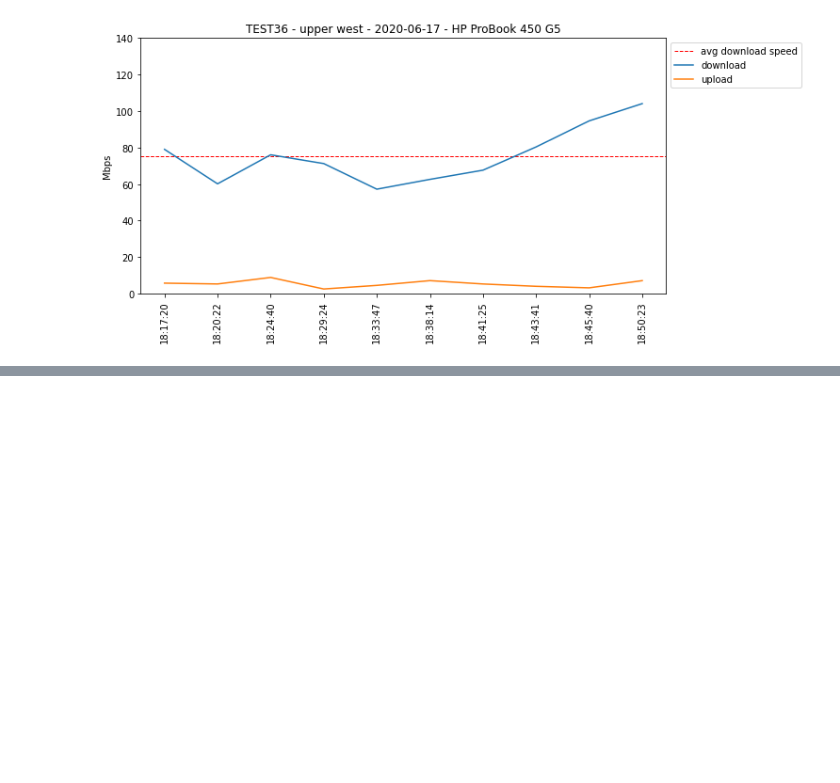
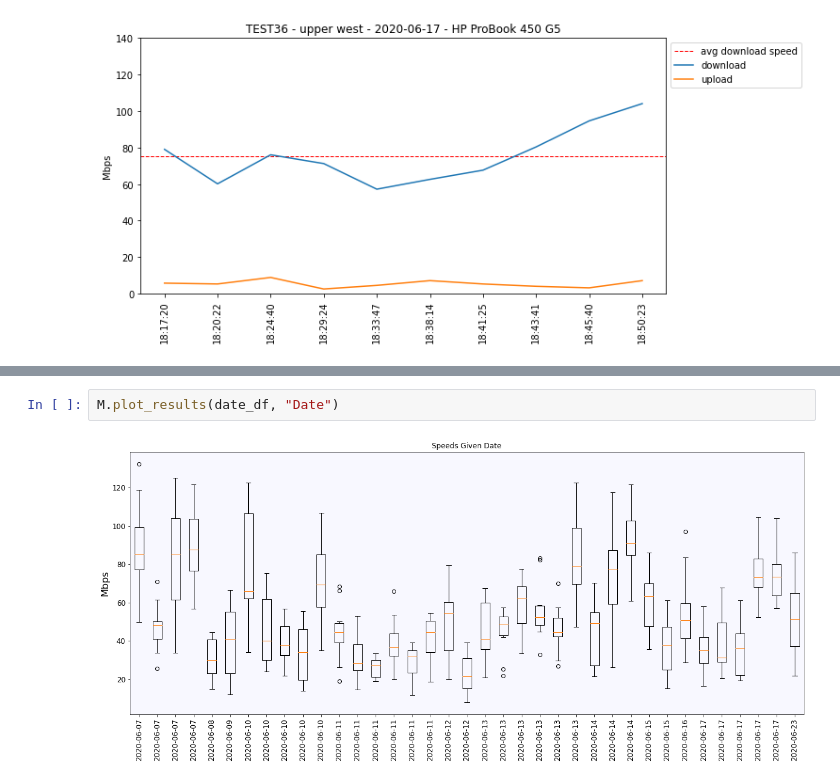
Before and after one commit to BigBangData/Speedtest, a Jupyter notebook: plot_speedtest.ipynb, the cells around one changed output, grey strips where cells are left out. Cells and saved outputs as stored; diff of their text form; blank space fills up the shorter version.

```diff
--- a/plot_speedtest.ipynb
+++ b/plot_speedtest.ipynb
@@ -87,0 +107,4 @@ data[['upper west','lower west']].boxplot();
+# %%
+M.plot_results(date_df, "Date")
+# %% [output]
+[figure, added]
```
Also changed, not shown: parts of 22 cells of this notebook, 4 other files.
